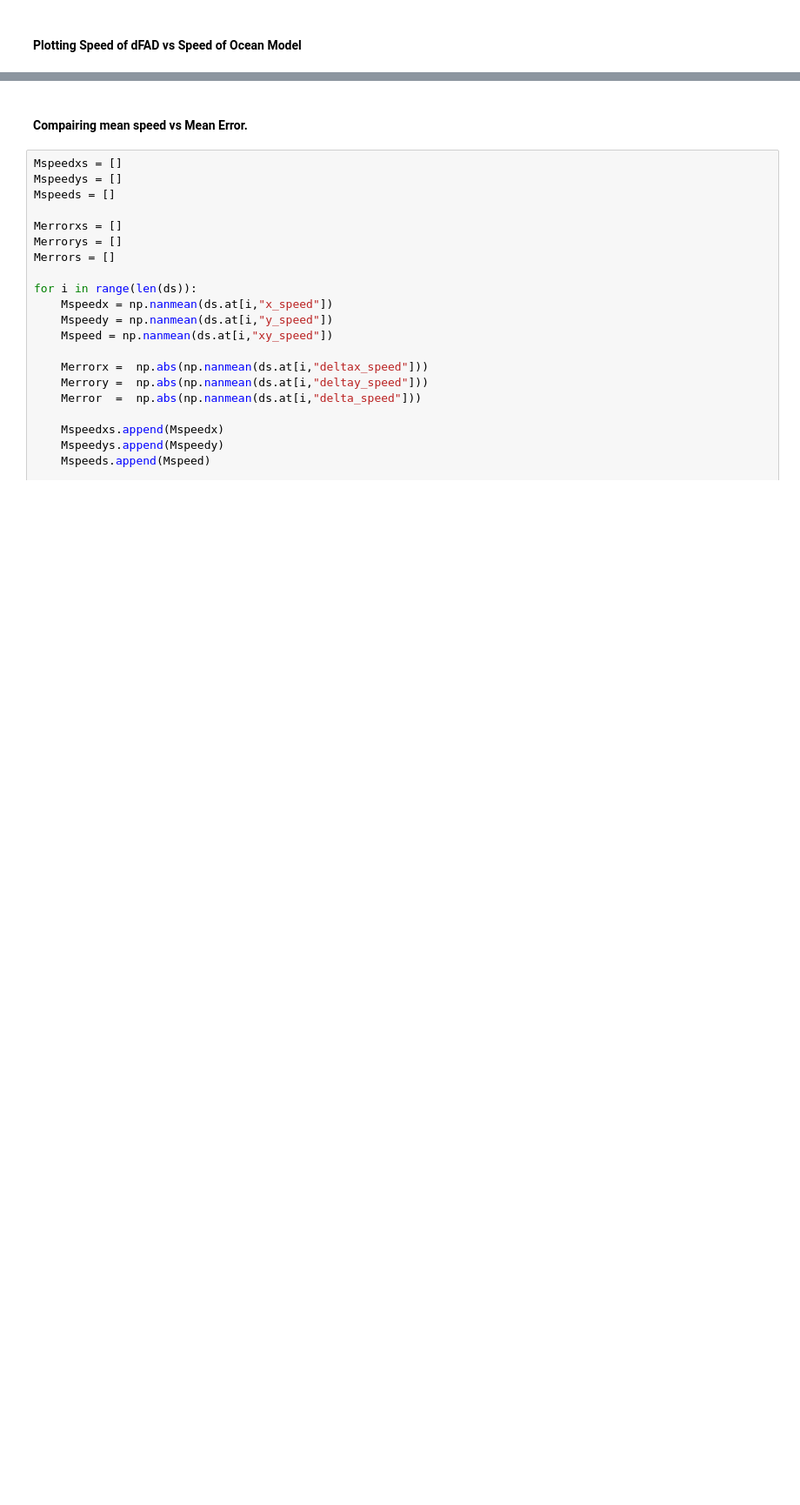
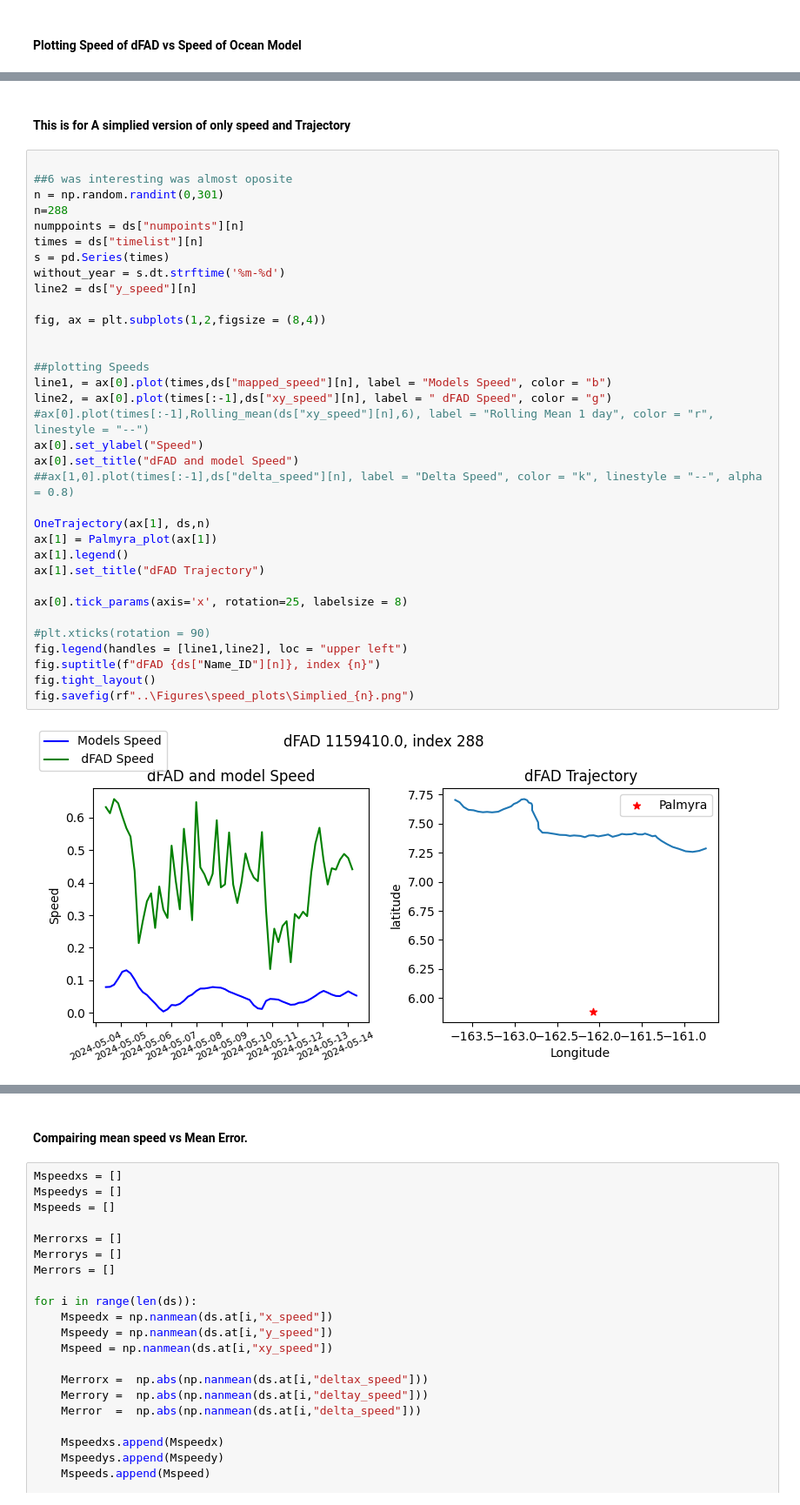
Before and after one commit to Colin-zerfass/fate-core, a Jupyter notebook: Code/CompairSpeeds.ipynb, the cells around one changed output, grey strips where cells are left out. Shown at 87% size. Drawn from its saved outputs; the diff is of its cells as text; blank space fills up the shorter version.

```diff
--- a/Code/CompairSpeeds.ipynb
+++ b/Code/CompairSpeeds.ipynb
@@ -152,3 +319,41 @@ fig.savefig(rf"..\Figures\Speed_Differences_2.png")
+# %% [markdown]
+#### This is for A simplied version of only speed and Trajectory
+# %%
+
+##6 was interesting was almost oposite
+n = np.random.randint(0,301)
+n=288
+numppoints = ds["numpoints"][n]
+times = ds["timelist"][n]
+s = pd.Series(times)
+without_year = s.dt.strftime('%m-%d')
+line2 = ds["y_speed"][n]
+
+fig, ax = plt.subplots(1,2,figsize = (8,4))
+
+
+##plotting Speeds
+line1, = ax[0].plot(times,ds["mapped_speed"][n], label = "Models Speed", color = "b")
+line2, = ax[0].plot(times[:-1],ds["xy_speed"][n], label = " dFAD Speed", color = "g")
+#ax[0].plot(times[:-1],Rolling_mean(ds["xy_speed"][n],6), label = "Rolling Mean 1 day", color = "r", linestyle = "--")
+ax[0].set_ylabel("Speed")
+ax[0].set_title("dFAD and model Speed")
+##ax[1,0].plot(times[:-1],ds["delta_speed"][n], label = "Delta Speed", color = "k", linestyle = "--", alpha = 0.8)
+
+OneTrajectory(ax[1], ds,n)
+ax[1] = Palmyra_plot(ax[1])
+ax[1].legend()
+ax[1].set_title("dFAD Trajectory")
+
+ax[0].tick_params(axis='x', rotation=25, labelsize = 8)
+
+#plt.xticks(rotation = 90)
+fig.legend(handles = [line1,line2], loc = "upper left")
+fig.suptitle(f"dFAD {ds["Name_ID"][n]}, index {n}")
+fig.tight_layout()
+fig.savefig(rf"..\Figures\speed_plots\Simplied_{n}.png")
+# %% [output]
+[figure, added]
 # %%
 
 ##6 was interesting was almost oposite
```
Also changed, not shown: parts of 23 cells of this notebook, 3 other files.
